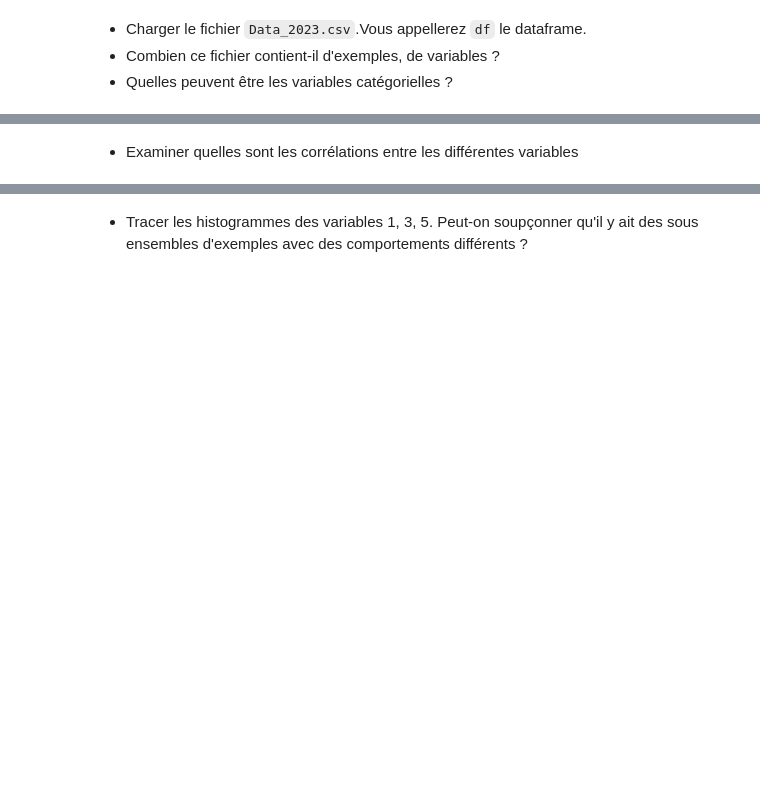
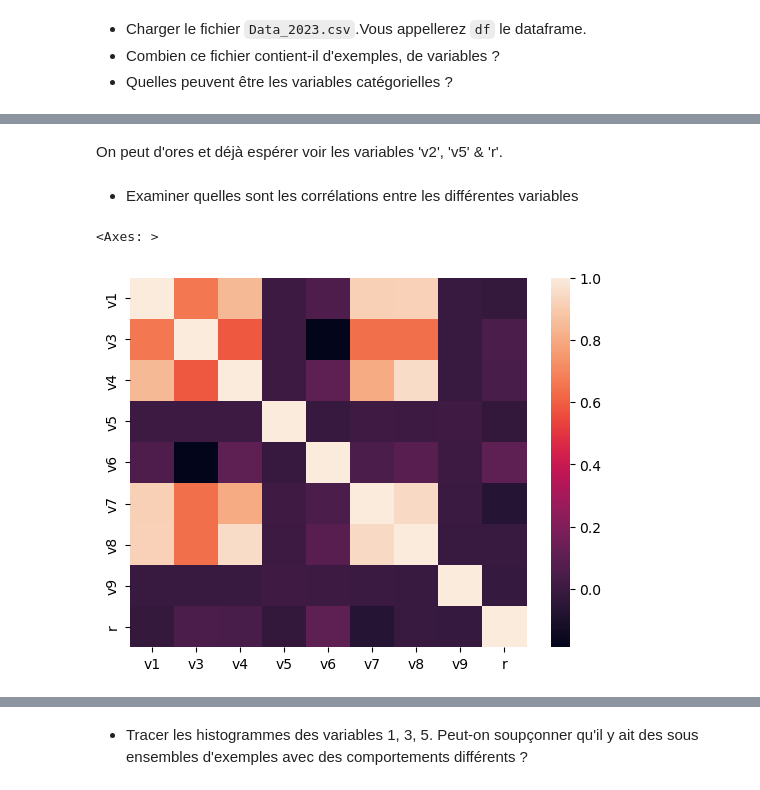
Before and after one commit to Leukoss/Apprentissage-Autmatique-1, a Jupyter notebook: Examen 2023/Exam_ML1_11012023_Correction.ipynb, the cells around one changed output, grey strips where cells are left out. Cells and saved outputs as stored; diff of their text form; code cells hidden in the pictures; blank space fills up the shorter version.

```diff
--- a/Examen 2023/Exam_ML1_11012023_Correction.ipynb
+++ b/Examen 2023/Exam_ML1_11012023_Correction.ipynb
@@ -29,0 +53,9 @@ Les données proposées dans ce sujet sont des données synthétiques qui nous p
+# %%
+# Lecture du fichier .csv grâce à 'pandas' et on supprime les valeurs manquantes
+df = pd.read_csv('Data_2023.csv').dropna()
+
+# Récupère le nombre d'observations (lignes) et le nombre de variables (colonnes)
+print(f"Nous dénombrons au total {df.shape[0]} observations, et on compte {df.shape[1]} variables.")
+
+# Affichage des 5 premières valeurs pour visualiser les données
+df.head()
@@ -30,2 +86,14 @@ Les données proposées dans ce sujet sont des données synthétiques qui nous p
+# %% [markdown]
+On peut d'ores et déjà espérer voir les variables 'v2', 'v5' & 'r'.
 # %% [markdown]
 - Examiner quelles sont les corrélations entre les différentes variables
+# %%
+# Définit la matrice de corrélation selon les différentes variables numériques. En effet, il est difficile d'exprimer la corrélation de la colonne
+# 'v2' (corréler la valeur 'A' avec '-5.24' n'est pas évident !)...
+correlation_matrix = df.corr(numeric_only = True)
+
+# Affiche une heatmap carrée où chaque case exprime la corrélation des variables entre l'abscisse et l'ordonnée
+sns.heatmap(df.corr(numeric_only = True))
+# %% [output]
+<Axes: >
+[figure, added]
```
Also changed, not shown: parts of 14 cells of this notebook.
